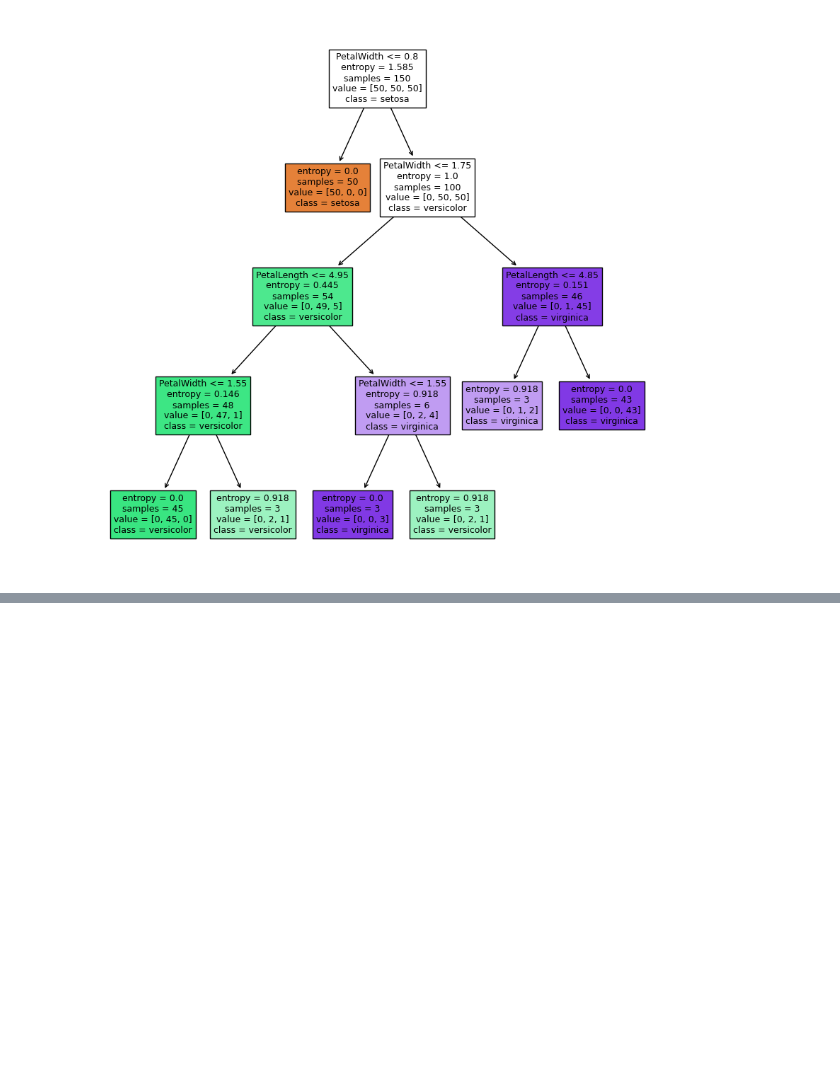
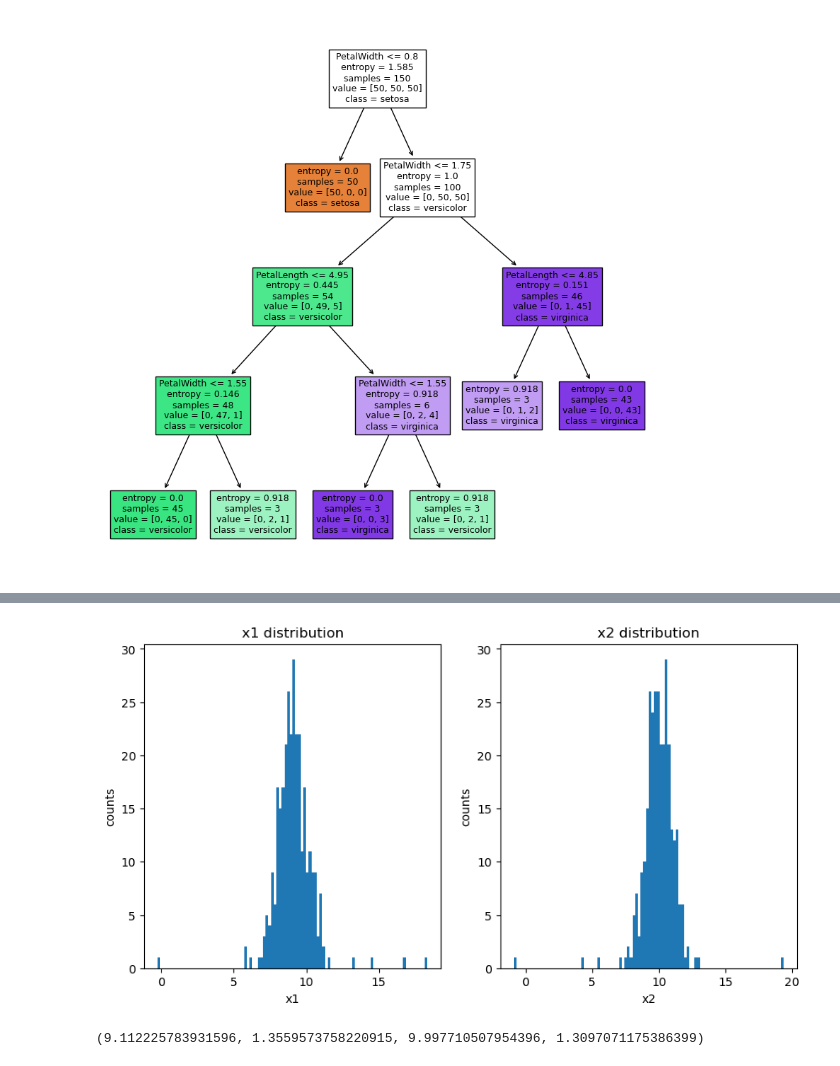
Before and after one commit to ChaoEcho/ml_learn, a Jupyter notebook: my_learn/learn-8-6.ipynb, the cells around one changed output, grey strips where cells are left out. Saved outputs shown, nothing was run; the diff lists cells and outputs as text; code cells hidden in the pictures; blank space fills up the shorter version.

```diff
--- a/my_learn/learn-8-6.ipynb
+++ b/my_learn/learn-8-6.ipynb
@@ -79,0 +101,26 @@ tree.plot_tree(dc_tree,filled='True',feature_names=['SepalLength', 'SepalWidth',
+# %%
+x1 = data.loc[:,'x1']
+x2 = data.loc[:,'x2']
+# %%
+fig2 = plt.figure(figsize=(10,5))
+plt.subplot(121)
+plt.hist(x1,bins=100)
+plt.title('x1 distribution')
+plt.xlabel('x1')
+plt.ylabel('counts')
+plt.subplot(122)
+plt.hist(x2,bins=100)
+plt.title('x2 distribution')
+plt.xlabel('x2')
+plt.ylabel('counts')
+plt.show()
+# %% [output]
+[figure, added]
+# %%
+x1_mean = x1.mean()
+x1_sigma = x1.std()
+x2_mean = x2.mean()
+x2_sigma = x2.std()
+x1_mean,x1_sigma,x2_mean,x2_sigma
+# %% [output]
+(9.112225783931596, 1.3559573758220915, 9.997710507954396, 1.3097071175386399)
```
Also changed, not shown: parts of 8 cells of this notebook.
